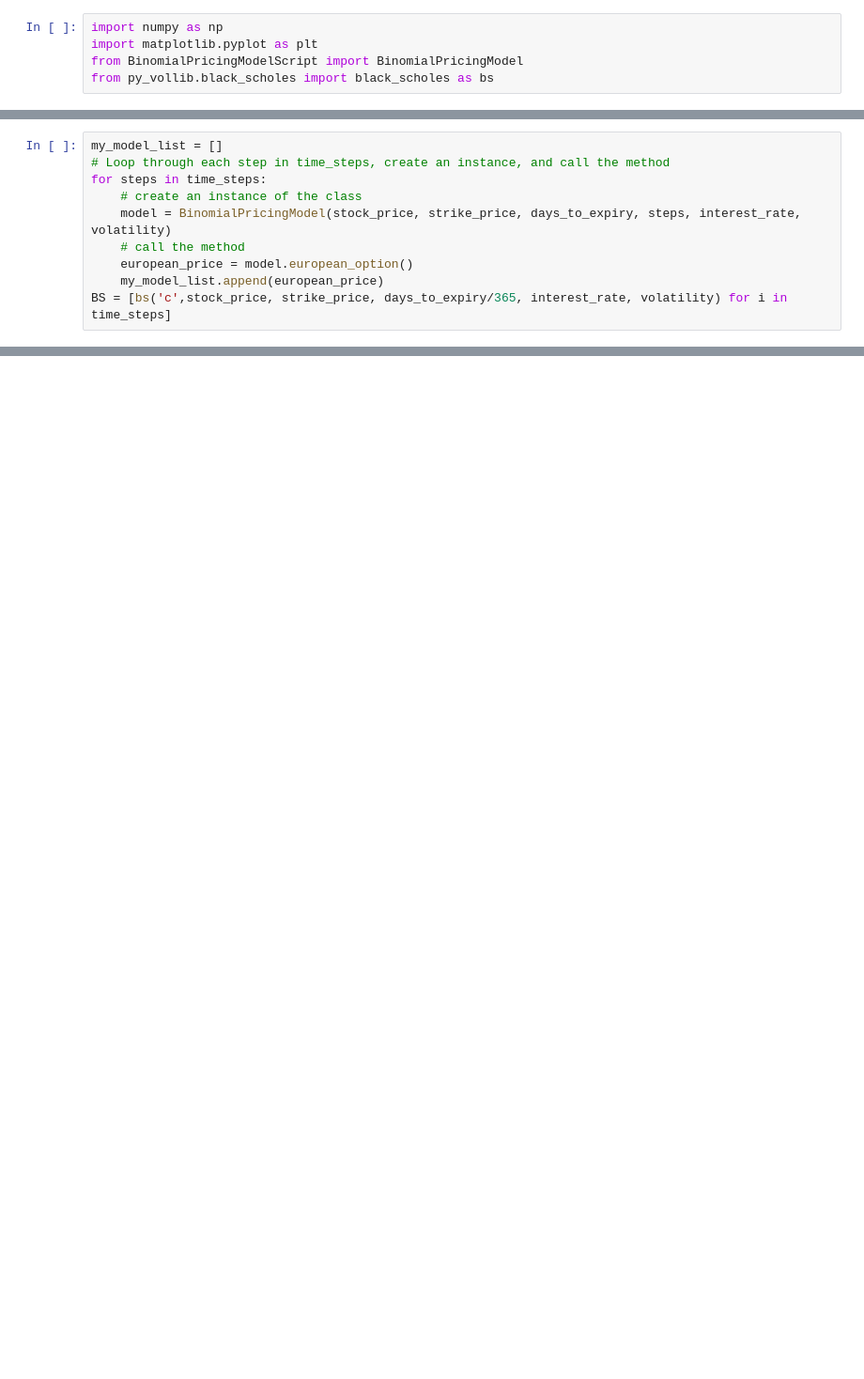
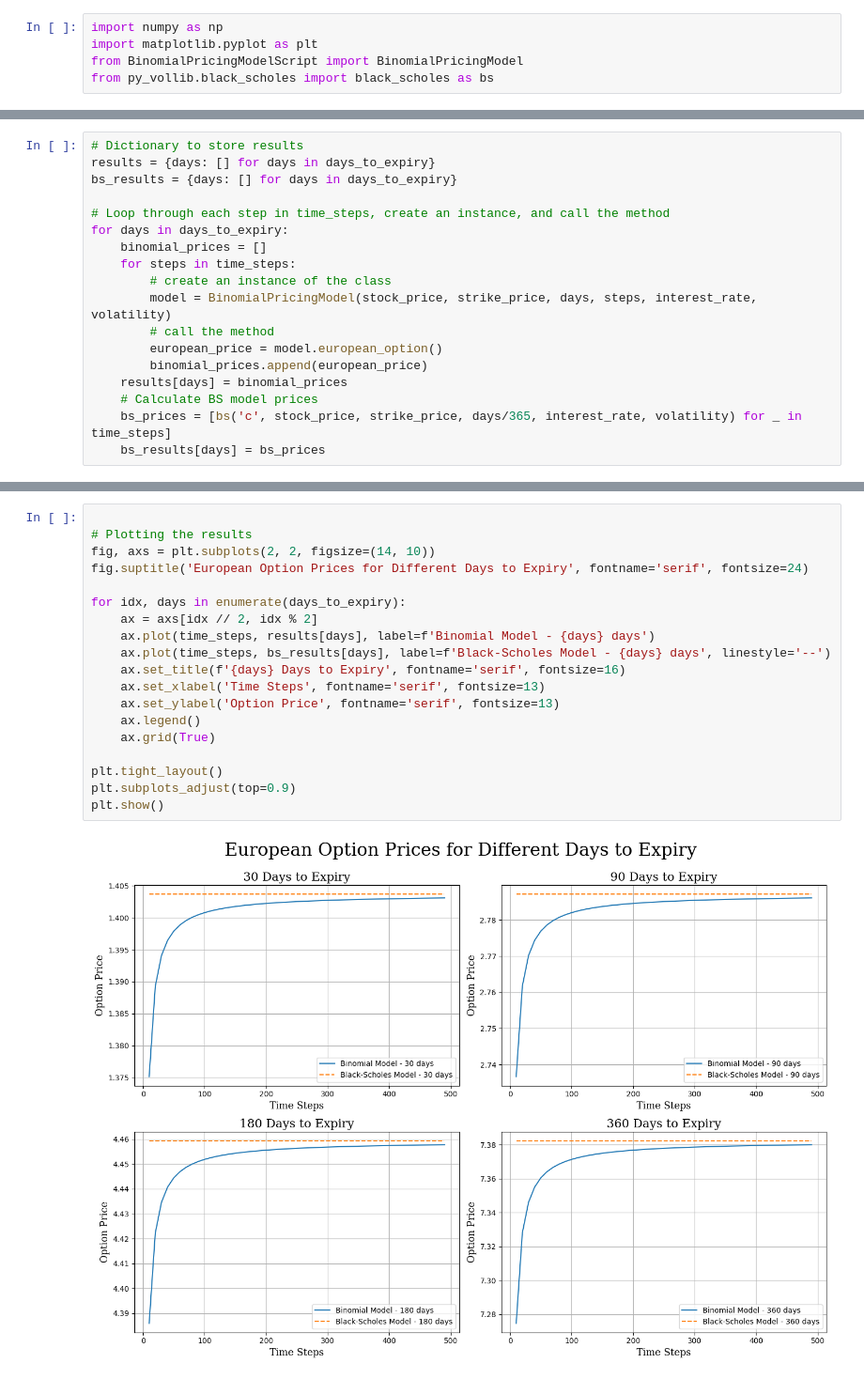
Before and after one commit to Harry-Ell/Options-Pricing-Models, a Jupyter notebook: Binomial Model/TestingConvergence.ipynb, the cells around one changed output, grey strips where cells are left out. Shown at 94% size. Drawn from its saved outputs; the diff is of its cells as text; blank space fills up the shorter version.

```diff
--- a/Binomial Model/TestingConvergence.ipynb
+++ b/Binomial Model/TestingConvergence.ipynb
@@ -22,10 +15,18 @@ tree_depth = 10  # Example value for tree_depth
 # %%
-my_model_list = []
+# Dictionary to store results
+results = {days: [] for days in days_to_expiry}
+bs_results = {days: [] for days in days_to_expiry}
+
 # Loop through each step in time_steps, create an instance, and call the method
-for steps in time_steps:
-    # create an instance of the class
-    model = BinomialPricingModel(stock_price, strike_price, days_to_expiry, steps, interest_rate, volatility)
-    # call the method
-    european_price = model.european_option()
-    my_model_list.append(european_price)
-BS = [bs('c',stock_price, strike_price, days_to_expiry/365, interest_rate, volatility) for i in time_steps]
+for days in days_to_expiry:
+    binomial_prices = []
+    for steps in time_steps:
+        # create an instance of the class
+        model = BinomialPricingModel(stock_price, strike_price, days, steps, interest_rate, volatility)
+        # call the method
+        european_price = model.european_option()
+        binomial_prices.append(european_price)
+    results[days] = binomial_prices
+    # Calculate BS model prices
+    bs_prices = [bs('c', stock_price, strike_price, days/365, interest_rate, volatility) for _ in time_steps]
+    bs_results[days] = bs_prices
@@ -40,0 +33,21 @@ plt.legend()
+# %%
+
+# Plotting the results
+fig, axs = plt.subplots(2, 2, figsize=(14, 10))
+fig.suptitle('European Option Prices for Different Days to Expiry', fontname='serif', fontsize=24)
+
+for idx, days in enumerate(days_to_expiry):
+    ax = axs[idx // 2, idx % 2]
+    ax.plot(time_steps, results[days], label=f'Binomial Model - {days} days')
+    ax.plot(time_steps, bs_results[days], label=f'Black-Scholes Model - {days} days', linestyle='--')
+    ax.set_title(f'{days} Days to Expiry', fontname='serif', fontsize=16)
+    ax.set_xlabel('Time Steps', fontname='serif', fontsize=13)
+    ax.set_ylabel('Option Price', fontname='serif', fontsize=13)
+    ax.legend()
+    ax.grid(True)
+
+plt.tight_layout()
+plt.subplots_adjust(top=0.9)
+plt.show()
+# %% [output]
+[figure, added]
```
Also changed, not shown: parts of 5 cells of this notebook.
